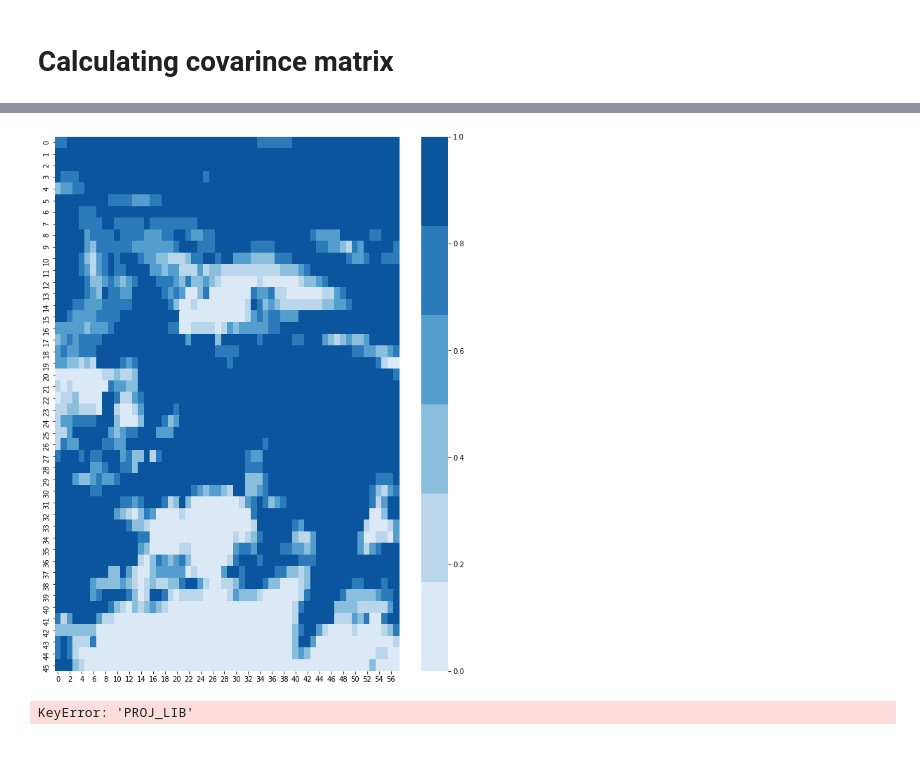
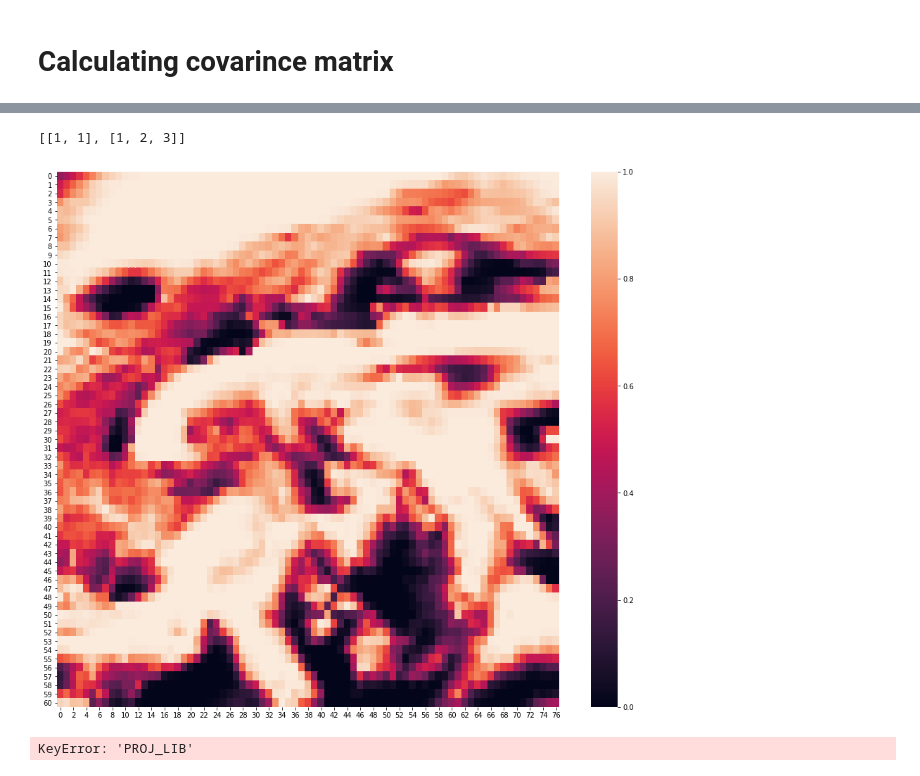
Before and after one commit to hannasv/Project3, a Jupyter notebook: Exploring_data.ipynb, the cells around one changed output, grey strips where cells are left out. Drawn from its saved outputs; the diff is of its cells as text; code cells hidden in the pictures.

```diff
--- a/Exploring_data.ipynb
+++ b/Exploring_data.ipynb
@@ -9,8 +9,8 @@ import netCDF4 as n
 # %%
 # reading test
 path = "./files/"
-filenames = ["specific_humidity_Europe.nc", "relative_humidity_Europe.nc", "surface_pressure_Europa.nc",
-             "temperature_2m_Europa.nc", "total_cloud_cover_Europa.nc"]
+filenames = ["specific_humidity_Europa_sp.nc", "relative_humidity_Europa_sp.nc", "pressure_Europa_sp.nc",
+             "temperature_Europa_sp.nc", "total_cloud_cover_Europa_sp.nc"]
 
 
 cloud = n.Dataset(path + filenames[-1], "r")
@@ -20,14 +20,12 @@ pressure = n.Dataset(path + filenames[2], "r")
 temperature = n.Dataset(path + filenames[3], "r")
 
 #print(cloud.variables)
-tcc = cloud.variables["tcc"]
-rel = relative.variables["r"]
-level = relative.variables["level"]
-spe = specific.variables["q"]
-surf_pre = pressure.variables["sp"]
-temp = temperature.variables["t2m"]
+tcc = cloud.variables["tcc"][:].data
 
-""" EQUAL"""
-time = cloud.variables["time"]
-lat = cloud.variables["latitude"]
-long = cloud.variables["longitude"]
+# Retriving ground values, these are available at six different pressure levels.
+rel = relative.variables["r"][:][0].data
+#level = relative.variables["level"][:][0].data
+spe = specific.variables["q"][:][0].data
+
+surf_pre = pressure.variables["sp"][:].data
+temp = temperature.variables["t2m"][:].data
@@ -144,12 +76,17 @@ t0 = tcc[0][:][:]
+# %%
+[[1, 1], [1, 2, 3]]
+# %% [output]
+[[1, 1], [1, 2, 3]]
 # %%
 import seaborn as sns
 import matplotlib.pyplot as plt
 # %%
-plt.figure(figsize = (11,14))
-ax = sns.heatmap(t0,cmap = sns.color_palette("Blues")) # annot=True, displays the numbers. We should have a finer resolution.
+t0 = tcc[31][:][:]
+plt.figure(figsize = (16,14))
+ax = sns.heatmap(t0,cmap = sns.color_palette("Blues").reverse()) # annot=True, displays the numbers. We should have a finer resolution.
 plt.show()
 # %% [output]
-[figure, old version]
+[figure, new version]
 # %%
 from mpl_toolkits.basemap import Basemap, cm
 # requires netcdf4-python (netcdf4-python.googlecode.com)
```
Also changed, not shown: parts of 19 cells of this notebook, 1 other file.
